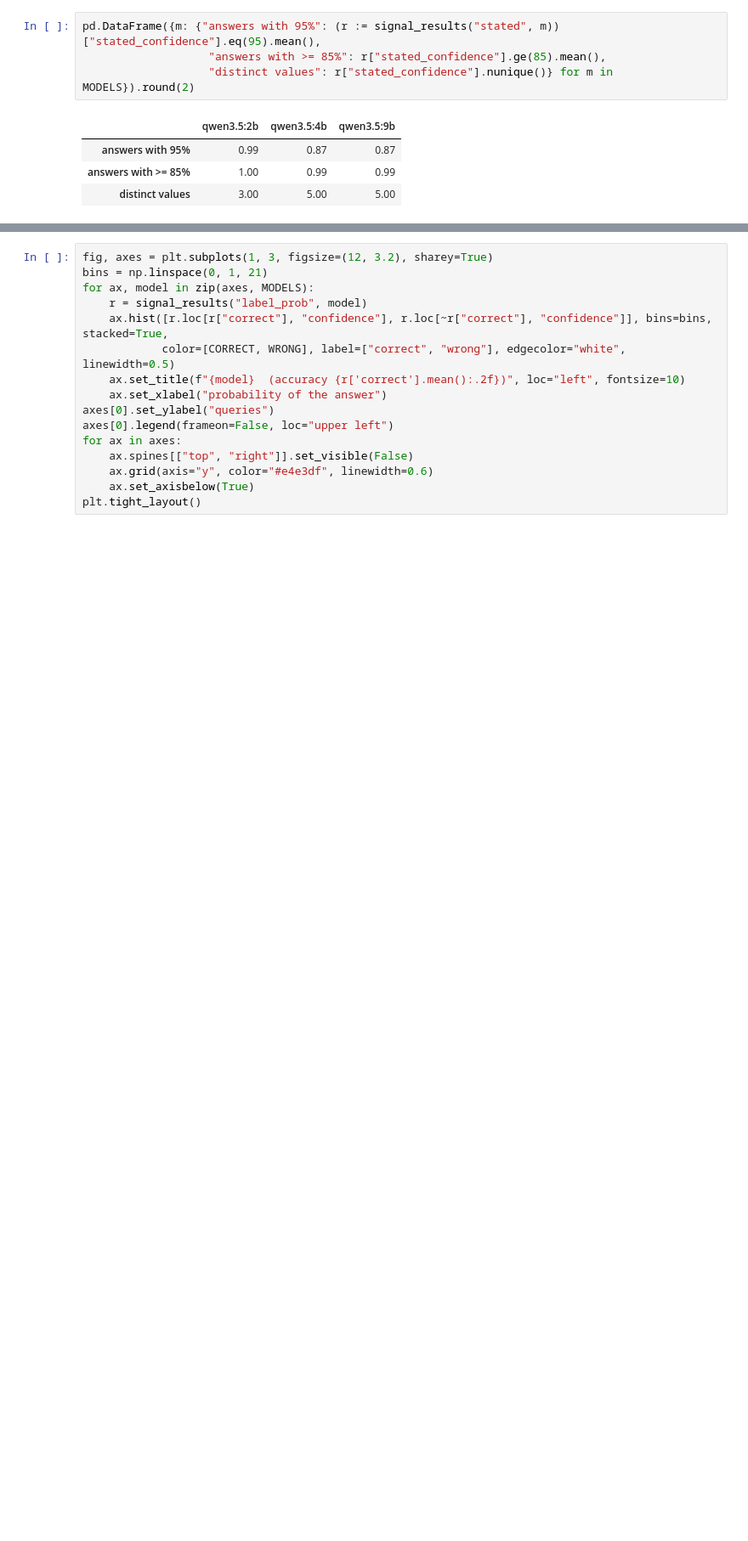
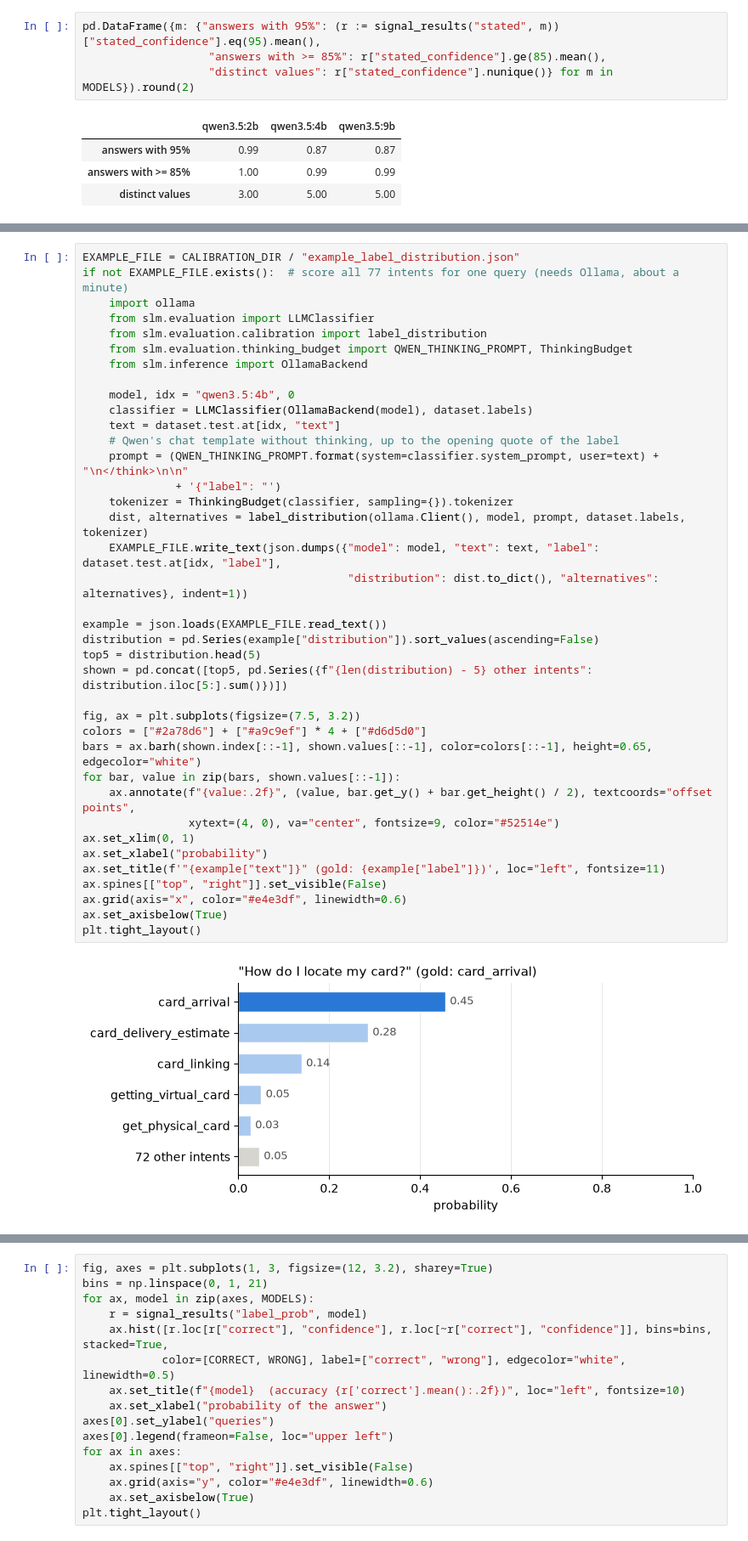
Before and after one commit to Erechtheus/small-language-models, a Jupyter notebook: notebooks/04_banking77_calibration.ipynb, the cells around one changed output, grey strips where cells are left out. Shown at 85% size. Saved outputs shown, nothing was run; the diff lists cells and outputs as text; blank space fills up the shorter version.

```diff
--- a/notebooks/04_banking77_calibration.ipynb
+++ b/notebooks/04_banking77_calibration.ipynb
@@ -98,0 +98,40 @@ Same query as an example: *"How do I locate my card?"* — the model hesitates b
+# %%
+EXAMPLE_FILE = CALIBRATION_DIR / "example_label_distribution.json"
+if not EXAMPLE_FILE.exists():  # score all 77 intents for one query (needs Ollama, about a minute)
+    import ollama
+    from slm.evaluation import LLMClassifier
+    from slm.evaluation.calibration import label_distribution
+    from slm.evaluation.thinking_budget import QWEN_THINKING_PROMPT, ThinkingBudget
+    from slm.inference import OllamaBackend
+
+    model, idx = "qwen3.5:4b", 0
+    classifier = LLMClassifier(OllamaBackend(model), dataset.labels)
+    text = dataset.test.at[idx, "text"]
+    # Qwen's chat template without thinking, up to the opening quote of the label
+    prompt = (QWEN_THINKING_PROMPT.format(system=classifier.system_prompt, user=text) + "\n</think>\n\n"
+              + '{"label": "')
+    tokenizer = ThinkingBudget(classifier, sampling={}).tokenizer
+    dist, alternatives = label_distribution(ollama.Client(), model, prompt, dataset.labels, tokenizer)
+    EXAMPLE_FILE.write_text(json.dumps({"model": model, "text": text, "label": dataset.test.at[idx, "label"],
+                                        "distribution": dist.to_dict(), "alternatives": alternatives}, indent=1))
+
+example = json.loads(EXAMPLE_FILE.read_text())
+distribution = pd.Series(example["distribution"]).sort_values(ascending=False)
+top5 = distribution.head(5)
+shown = pd.concat([top5, pd.Series({f"{len(distribution) - 5} other intents": distribution.iloc[5:].sum()})])
+
+fig, ax = plt.subplots(figsize=(7.5, 3.2))
+colors = ["#2a78d6"] + ["#a9c9ef"] * 4 + ["#d6d5d0"]
+bars = ax.barh(shown.index[::-1], shown.values[::-1], color=colors[::-1], height=0.65, edgecolor="white")
+for bar, value in zip(bars, shown.values[::-1]):
+    ax.annotate(f"{value:.2f}", (value, bar.get_y() + bar.get_height() / 2), textcoords="offset points",
+                xytext=(4, 0), va="center", fontsize=9, color="#52514e")
+ax.set_xlim(0, 1)
+ax.set_xlabel("probability")
+ax.set_title(f'"{example["text"]}" (gold: {example["label"]})', loc="left", fontsize=11)
+ax.spines[["top", "right"]].set_visible(False)
+ax.grid(axis="x", color="#e4e3df", linewidth=0.6)
+ax.set_axisbelow(True)
+plt.tight_layout()
+# %% [output]
+[figure, added]
```
Also changed, not shown: parts of 6 cells of this notebook, 2 other files.
